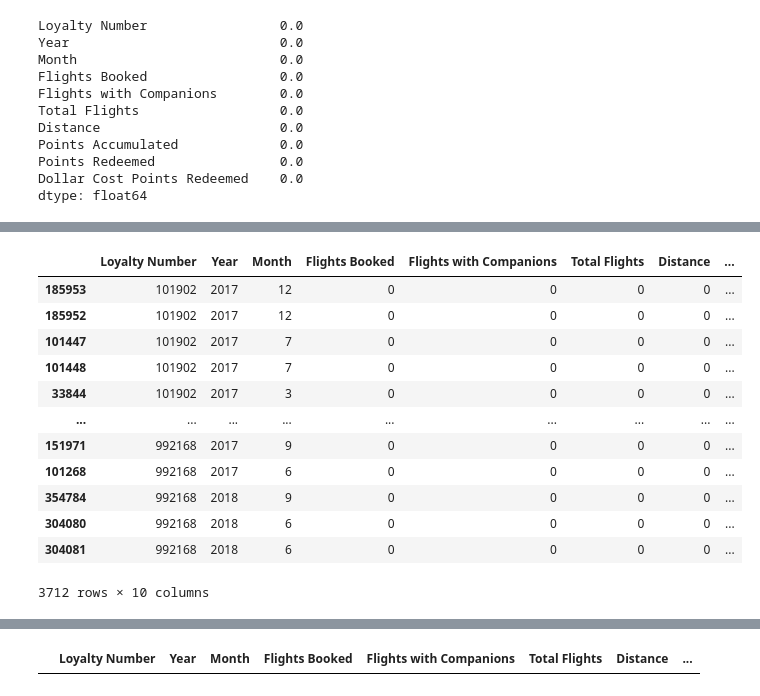
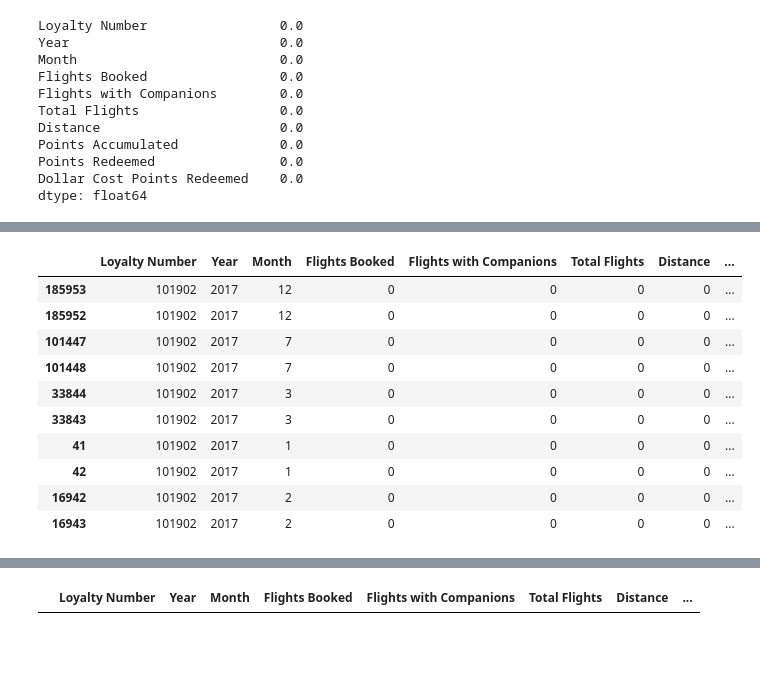
Before and after one commit to Adalab/bda-modulo-3-evaluacion-final-sansisimon, a Jupyter notebook: fase-1.ipynb, the cells around one changed output, grey strips where cells are left out. Drawn from its saved outputs; the diff is of its cells as text; code cells hidden in the pictures; blank space fills up the shorter version.

```diff
--- a/pruebas.ipynb
+++ b/fase-1.ipynb
@@ -90,18 +79,16 @@ Total Flights
 Name: count, dtype: int64
 # %%
 #Observo a ver si hay duplicados:
-df_vuelo[df_vuelo.duplicated(keep=False)].sort_values('Loyalty Number')
+df_vuelo[df_vuelo.duplicated(keep=False)].sort_values('Loyalty Number')[:10]
 # %% [output]
 |  | Loyalty Number | Year | Month | Flights Booked | Flights with Companions | Total Flights | Distance | ... |
 | 185953 | 101902 | 2017 | 12 | 0 | 0 | 0 | 0 | ... |
 | 185952 | 101902 | 2017 | 12 | 0 | 0 | 0 | 0 | ... |
 | 101447 | 101902 | 2017 | 7 | 0 | 0 | 0 | 0 | ... |
 | 101448 | 101902 | 2017 | 7 | 0 | 0 | 0 | 0 | ... |
 | 33844 | 101902 | 2017 | 3 | 0 | 0 | 0 | 0 | ... |
-| ... | ... | ... | ... | ... | ... | ... | ... | ... |
-| 151971 | 992168 | 2017 | 9 | 0 | 0 | 0 | 0 | ... |
-| 101268 | 992168 | 2017 | 6 | 0 | 0 | 0 | 0 | ... |
-| 354784 | 992168 | 2018 | 9 | 0 | 0 | 0 | 0 | ... |
-| 304080 | 992168 | 2018 | 6 | 0 | 0 | 0 | 0 | ... |
-| 304081 | 992168 | 2018 | 6 | 0 | 0 | 0 | 0 | ... |
+| 33843 | 101902 | 2017 | 3 | 0 | 0 | 0 | 0 | ... |
+| 41 | 101902 | 2017 | 1 | 0 | 0 | 0 | 0 | ... |
+| 42 | 101902 | 2017 | 1 | 0 | 0 | 0 | 0 | ... |
+| 16942 | 101902 | 2017 | 2 | 0 | 0 | 0 | 0 | ... |
+| 16943 | 101902 | 2017 | 2 | 0 | 0 | 0 | 0 | ... |
-3712 rows × 10 columns
```
Also changed, not shown: parts of 24 cells of this notebook, 2 other files.
